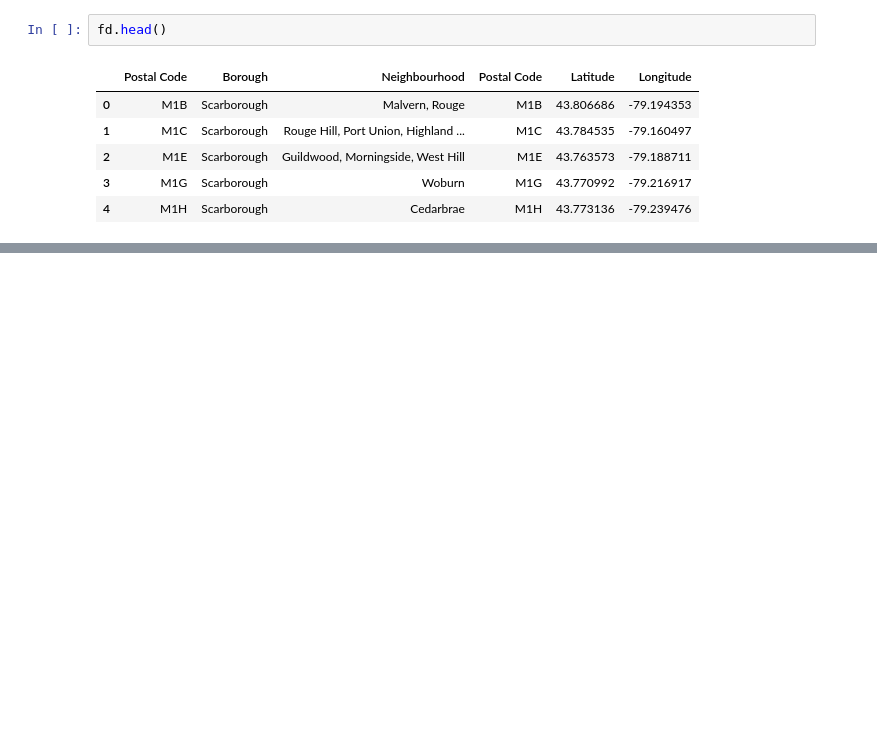
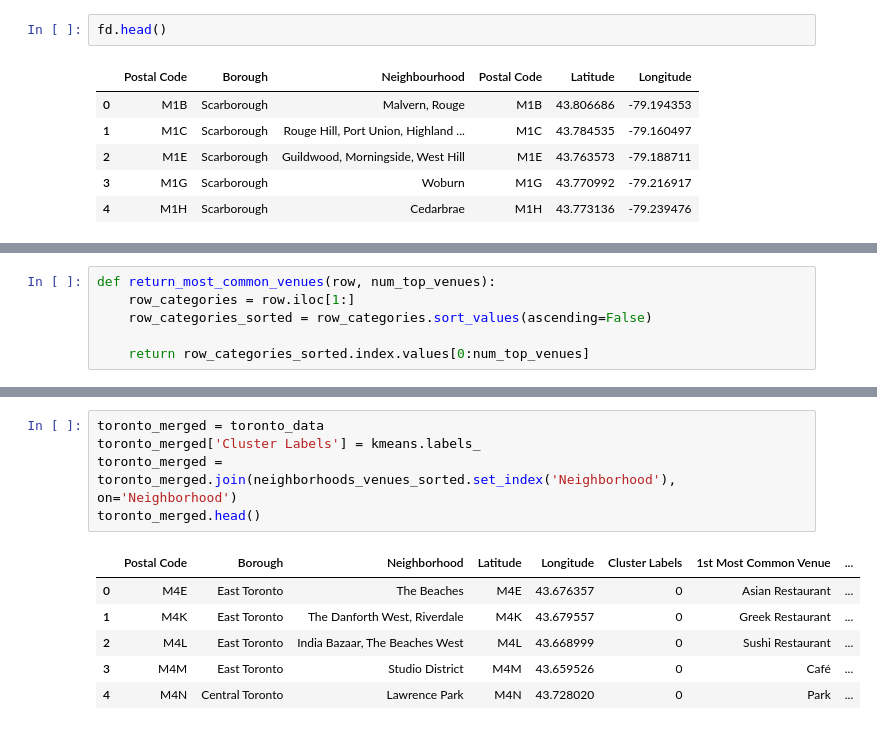
Before and after one commit to Harman585/capstone_project, a Jupyter notebook: cluster.ipynb, the cells around one changed output, grey strips where cells are left out. Drawn from its saved outputs; the diff is of its cells as text; blank space fills up the shorter version.

```diff
--- a/cluster.ipynb
+++ b/cluster.ipynb
@@ -271,0 +559,6 @@ fd.head()
+# %%
+def return_most_common_venues(row, num_top_venues):
+    row_categories = row.iloc[1:]
+    row_categories_sorted = row_categories.sort_values(ascending=False)
+
+    return row_categories_sorted.index.values[0:num_top_venues]
@@ -271,0 +608,12 @@ fd.head()
+# %%
+toronto_merged = toronto_data
+toronto_merged['Cluster Labels'] = kmeans.labels_
+toronto_merged = toronto_merged.join(neighborhoods_venues_sorted.set_index('Neighborhood'), on='Neighborhood')
+toronto_merged.head()
+# %% [output]
+|  | Postal Code | Borough | Neighborhood | Latitude | Longitude | Cluster Labels | 1st Most Common Venue | ... |
+| 0 | M4E | East Toronto | The Beaches | M4E | 43.676357 | 0 | Asian Restaurant | ... |
+| 1 | M4K | East Toronto | The Danforth West, Riverdale | M4K | 43.679557 | 0 | Greek Restaurant | ... |
+| 2 | M4L | East Toronto | India Bazaar, The Beaches West | M4L | 43.668999 | 0 | Sushi Restaurant | ... |
+| 3 | M4M | East Toronto | Studio District | M4M | 43.659526 | 0 | Café | ... |
+| 4 | M4N | Central Toronto | Lawrence Park | M4N | 43.728020 | 0 | Park | ... |
```
Also changed, not shown: parts of 31 cells of this notebook.
